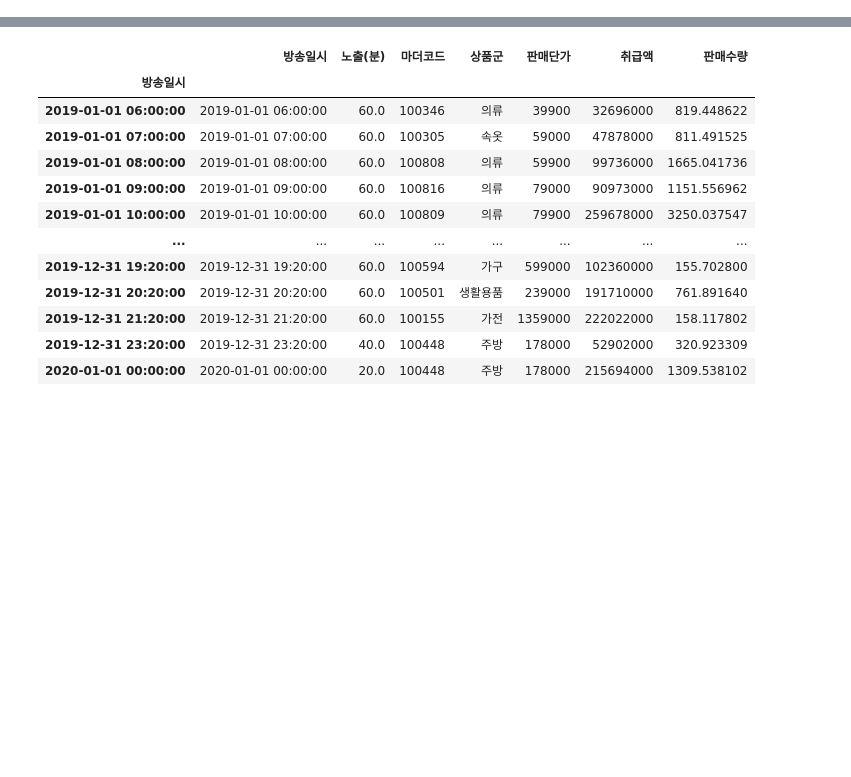
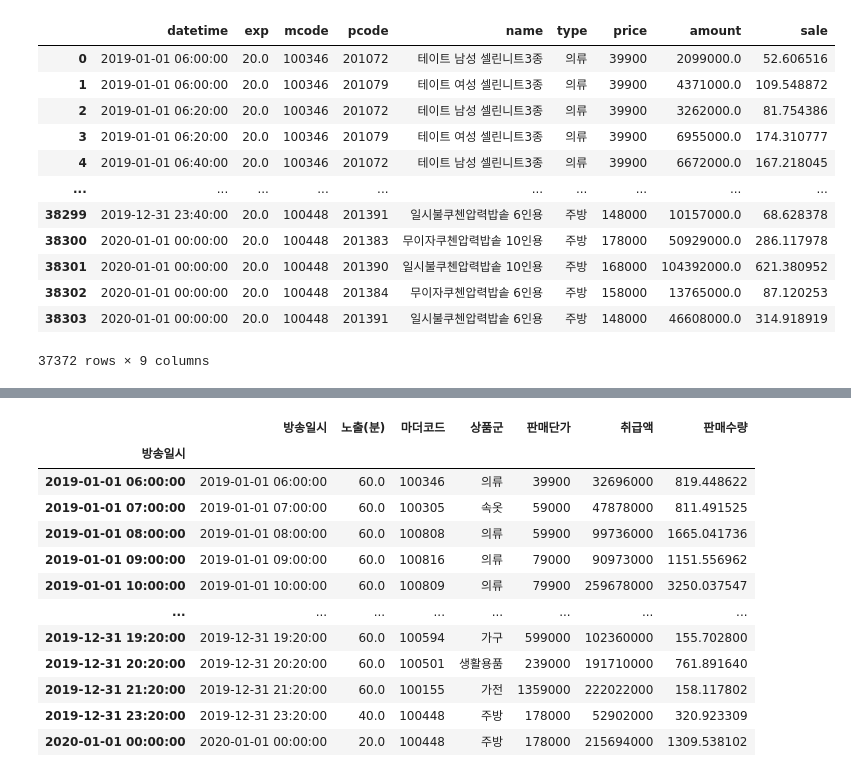
Before and after one commit to yihyo5400/duktongsago, a Jupyter notebook: bigcontest/data_preprocessing.ipynb, the cells around one changed output, grey strips where cells are left out. Cells and saved outputs as stored; diff of their text form; code cells hidden in the pictures; blank space fills up the shorter version.

```diff
--- a/bigcontest/data_preprocessing.ipynb
+++ b/bigcontest/data_preprocessing.ipynb
@@ -411,0 +92,5 @@ ddf8.head(50)
+# %%
+# 판매단가 및 취급액 데이터 앞뒤공백제거
+df['price']  = df['price'].str.strip()
+df['amount']  = df['amount'].str.strip()
+df
@@ -411,0 +111,4 @@ ddf8.head(50)
+# %%
+df['price']  = df['price'].str.replace(",","")
+df['amount']  = df['amount'].str.replace(",","")
+df
@@ -411,0 +129,3 @@ ddf8.head(50)
+# %%
+df[['price','amount']] = df[['price','amount']].apply(pd.to_numeric)
+df
@@ -411,0 +146,4 @@ ddf8.head(50)
+# %%
+#방송일시를 datetime object 로 변경
+df['datetime'] = df['datetime'].apply(lambda x: pd.to_datetime(str(x), format='%Y-%m-%d %H:%M'))
+df
@@ -411,0 +164,17 @@ ddf8.head(50)
+# %%
+df['sale'] = df['amount']/df['price']
+df
+# %% [output]
+|  | datetime | exp | mcode | pcode | name | type | price | amount | sale |
+| 0 | 2019-01-01 06:00:00 | 20.0 | 100346 | 201072 | 테이트 남성 셀린니트3종 | 의류 | 39900 | 2099000.0 | 52.606516 |
+| 1 | 2019-01-01 06:00:00 | 20.0 | 100346 | 201079 | 테이트 여성 셀린니트3종 | 의류 | 39900 | 4371000.0 | 109.548872 |
+| 2 | 2019-01-01 06:20:00 | 20.0 | 100346 | 201072 | 테이트 남성 셀린니트3종 | 의류 | 39900 | 3262000.0 | 81.754386 |
+| 3 | 2019-01-01 06:20:00 | 20.0 | 100346 | 201079 | 테이트 여성 셀린니트3종 | 의류 | 39900 | 6955000.0 | 174.310777 |
+| 4 | 2019-01-01 06:40:00 | 20.0 | 100346 | 201072 | 테이트 남성 셀린니트3종 | 의류 | 39900 | 6672000.0 | 167.218045 |
+| ... | ... | ... | ... | ... | ... | ... | ... | ... | ... |
+| 38299 | 2019-12-31 23:40:00 | 20.0 | 100448 | 201391 | 일시불쿠첸압력밥솥 6인용 | 주방 | 148000 | 10157000.0 | 68.628378 |
+| 38300 | 2020-01-01 00:00:00 | 20.0 | 100448 | 201383 | 무이자쿠첸압력밥솥 10인용 | 주방 | 178000 | 50929000.0 | 286.117978 |
+| 38301 | 2020-01-01 00:00:00 | 20.0 | 100448 | 201390 | 일시불쿠첸압력밥솥 10인용 | 주방 | 168000 | 104392000.0 | 621.380952 |
+| 38302 | 2020-01-01 00:00:00 | 20.0 | 100448 | 201384 | 무이자쿠첸압력밥솥 6인용 | 주방 | 158000 | 13765000.0 | 87.120253 |
+| 38303 | 2020-01-01 00:00:00 | 20.0 | 100448 | 201391 | 일시불쿠첸압력밥솥 6인용 | 주방 | 148000 | 46608000.0 | 314.918919 |
+37372 rows × 9 columns
```
Also changed, not shown: parts of 87 cells of this notebook.
